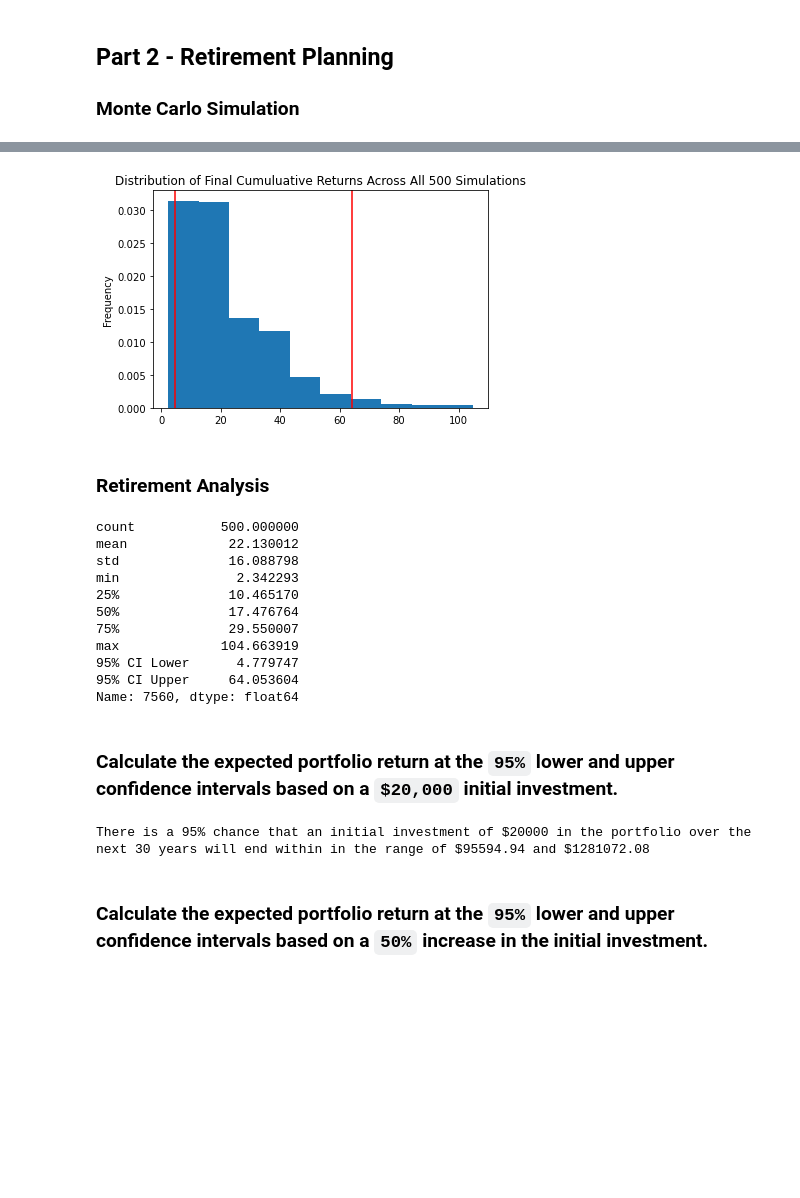
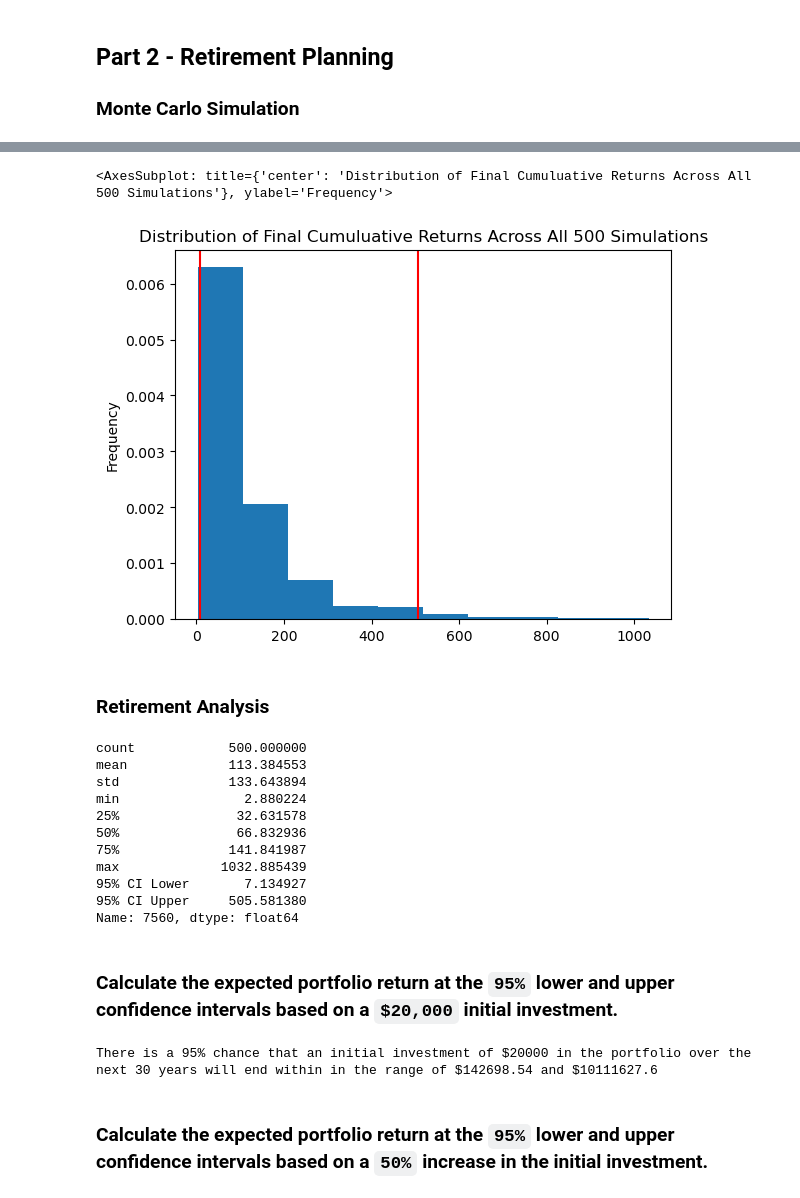
Before and after one commit to Pharris2497/Financial_Planning, a Jupyter notebook: financial-planner.ipynb, the cells around one changed output, grey strips where cells are left out. Drawn from its saved outputs; the diff is of its cells as text; code cells hidden in the pictures; blank space fills up the shorter version.

```diff
--- a/financial-planner.ipynb
+++ b/financial-planner.ipynb
@@ -54,6 +107,10 @@ my_spy = 50
 # %%
 # Set Alpaca API key and secret
-alpaca_api_key = os.getenv('PKDVFGK4ZNLURT6KQK03')
-alpaca_secret_key = os.getenv('8f9Hju7KR8cXkOO8AgroRt0ScE8Y4UJ5ZR9hcMDM')
+alpaca_api_key = os.getenv('ALPACA_API_KEY')
+alpaca_secret_key = os.getenv("ALPACA_SECRET_KEY")
 
 # Create the Alpaca API object
+alpaca = tradeapi.REST(
+    alpaca_api_key,
+    alpaca_secret_key,
+    api_version="v2")
@@ -157,15 +237,22 @@ start_date = pd.Timestamp('2016-05-01', tz='America/New_York').isoformat()
 end_date = pd.Timestamp('2021-05-01', tz='America/New_York').isoformat()
 # %%
 # Get 5 years' worth of historical data for SPY and AGG
-# YOUR CODE HERE!
+monte_df = alpaca.get_bars(
+    tickers,
+    timeframe,
+    start = start_date,
+    end = end_date
+).df
 
 # Reorganize the DataFrame
-# Separate ticker data
-# YOUR CODE HERE!
+display(monte_df.head())
+display(monte_df.tail())
 
 
 # Concatenate the ticker DataFrames
-# YOUR CODE HERE!
+df_stock_data = pd.concat([agg_monte_df, monte_df], axis=1, keys=['AGG', 'spy_close_price'])
+df_stock_data.index = df_stock_data.index.date
+df_stock_data.index.name = 'Date'
 
 # Display sample data
 df_stock_data.head()
@@ -180,0 +282,8 @@ df_stock_data.head()
+# %%
+# Configuring a Monte Carlo simulation to forecast 30 years cumulative returns
+MCS = MCSimulation(
+    portfolio_data = df_stock_data,
+    weights = [.60,.40],
+    num_simulation = 500,
+    num_trading_days = 252*30
+)
@@ -235,27 +341,28 @@ Running Monte Carlo simulation number 490.
 # %%
-# Plot probability distribution and confidence intervals
-# YOUR CODE HERE!
+# Plot probability distribution and confidence interval
+MCS.plot_distribution()
 # %% [output]
+<AxesSubplot: title={'center': 'Distribution of Final Cumuluative Returns Across All 500 Simulations'}, ylabel='Frequency'>
-[figure, old version]
+[figure, new version]
 # %% [markdown]
 ### Retirement Analysis
 # %%
 # Fetch summary statistics from the Monte Carlo simulation results
-# YOUR CODE HERE!
+tbl = MCS.summarize_cumulative_return()
 
 # Print summary statistics
-# YOUR CODE HERE!
+print(tbl)
 # %% [output]
-count           500.000000
-mean             22.130012
-std              16.088798
-min               2.342293
-25%              10.465170
-50%              17.476764
-75%              29.550007
-max             104.663919
-95% CI Lower      4.779747
-95% CI Upper     64.053604
+count            500.000000
+mean             113.384553
+std              133.643894
+min                2.880224
+25%               32.631578
+50%               66.832936
+75%              141.841987
+max             1032.885439
+95% CI Lower       7.134927
+95% CI Upper     505.581380
 Name: 7560, dtype: float64
 # %% [markdown]
 ### Calculate the expected portfolio return at the `95%` lower and upper confidence intervals based on a `$20,000` initial investment.
@@ -264,14 +371,15 @@ Name: 7560, dtype: float64
 initial_investment = 20000
 
 # Use the lower and upper `95%` confidence intervals to calculate the range of the possible outcomes of our $20,000
-# YOUR CODE HERE!
+ci_lower = round(tbl[8]*initial_investment,2)
+ci_upper = round(tbl[9]*initial_investment,2)
 
 # Print results
 print(f"There is a 95% chance that an initial investment of ${initial_investment} in the portfolio"
       f" over the next 30 years will end within in the range of"
       f" ${ci_lower} and ${ci_upper}")
 # %% [output]
-There is a 95% chance that an initial investment of $20000 in the portfolio over the next 30 years will end within in the range of $95594.94 and $1281072.08
+There is a 95% chance that an initial investment of $20000 in the portfolio over the next 30 years will end within in the range of $142698.54 and $10111627.6
 # %% [markdown]
 ### Calculate the expected portfolio return at the `95%` lower and upper confidence intervals based on a `50%` increase in the initial investment.
 # %%
```
Also changed, not shown: parts of 43 cells of this notebook.
